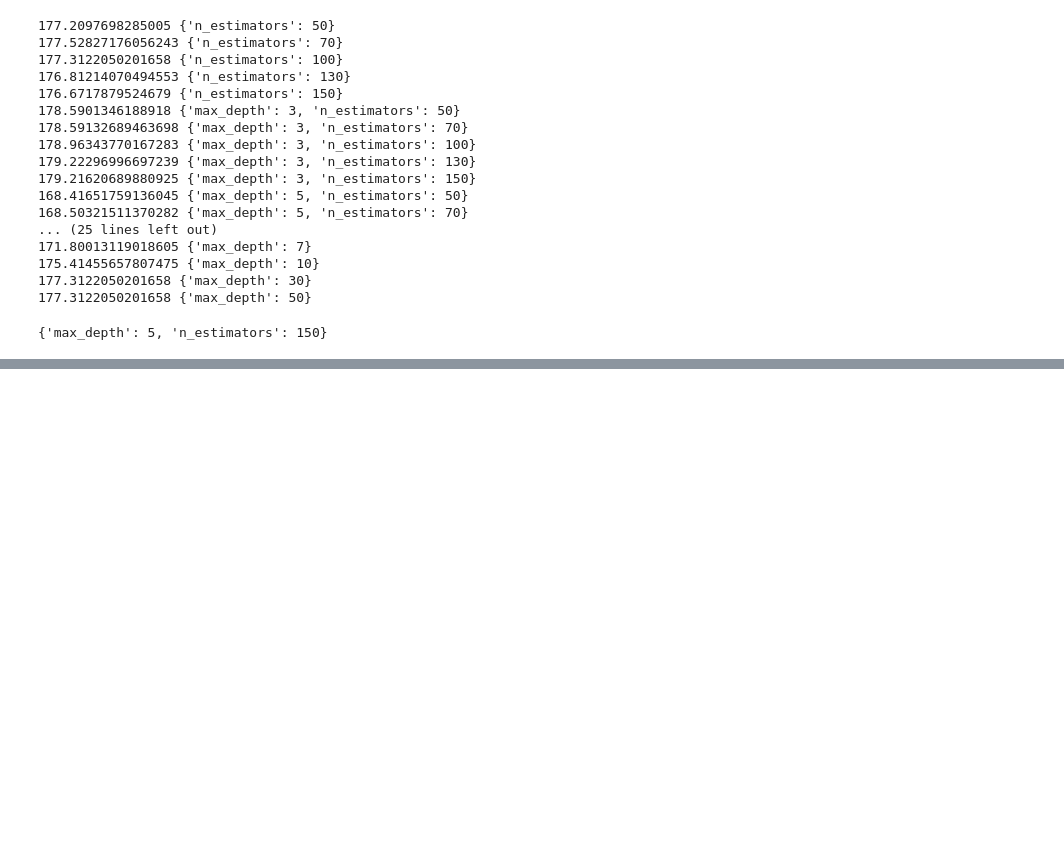
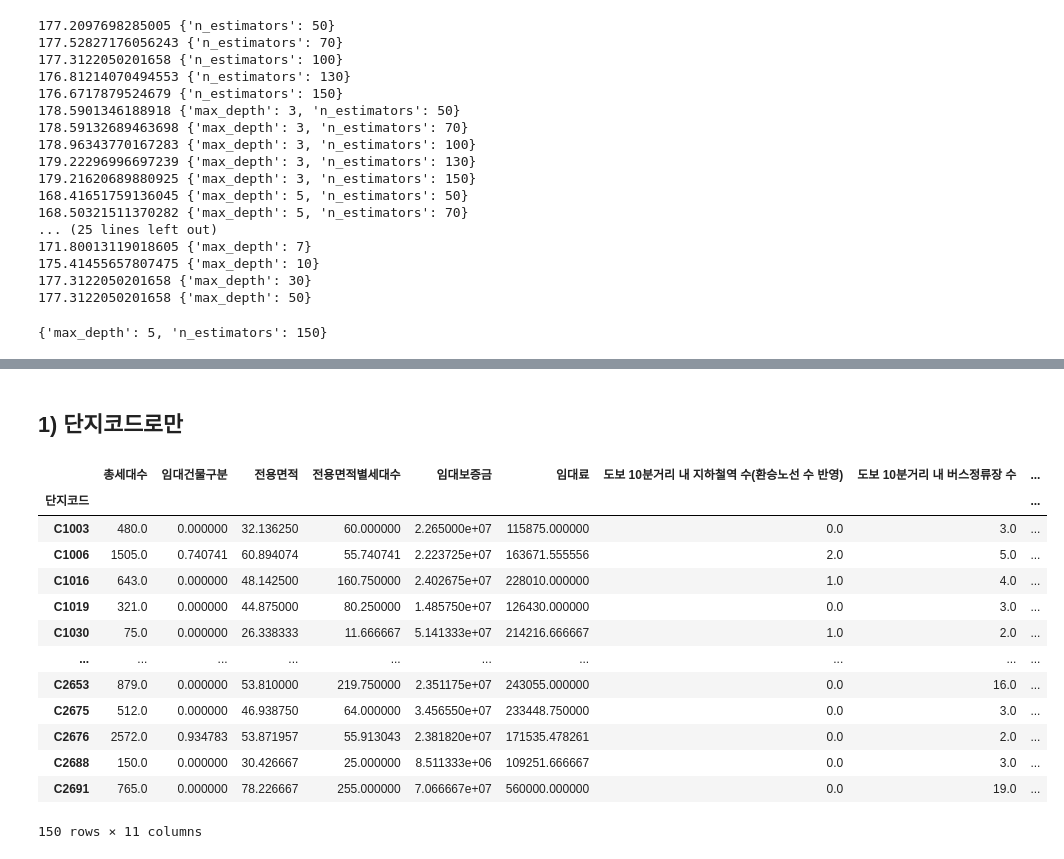
Before and after one commit to kkkkyoung/parking_project, a Jupyter notebook: 주차수요 예측.ipynb, the cells around one changed output, grey strips where cells are left out. Saved outputs shown, nothing was run; the diff lists cells and outputs as text; code cells hidden in the pictures; blank space fills up the shorter version.

```diff
--- a/주차수요 예측.ipynb
+++ b/주차수요 예측.ipynb
@@ -1273,0 +1251,2 @@ x_train_group2
+# %%
+lin_reg.fit(x_train_pcode2,y_train_group2)
@@ -1273,0 +1265,2 @@ x_train_group2
+# %% [markdown]
+## 1) 단지코드로만
@@ -1273,0 +1269,27 @@ x_train_group2
+# %%
+# test 데이터 가공
+test_group = pd.DataFrame(test.groupby(['단지코드']).mean())
+# %%
+lin_reg.fit(x_train_group,y_train_group)
+y_pred = lin_reg.predict(test_group)
+# %%
+# y_pred를 다시 test데이터의 단지코드에 맞춰 분산시켜줘야함
+# 이를 위해 test데이터와 y_pred데이터를 병합
+test_group['y_pred'] = y_pred
+# %%
+test_group
+# %% [output]
+|  | 총세대수 | 임대건물구분 | 전용면적 | 전용면적별세대수 | 임대보증금 | 임대료 | 도보 10분거리 내 지하철역 수(환승노선 수 반영) | 도보 10분거리 내 버스정류장 수 | ... |
+| 단지코드 |  |  |  |  |  |  |  |  | ... |
+| C1003 | 480.0 | 0.000000 | 32.136250 | 60.000000 | 2.265000e+07 | 115875.000000 | 0.0 | 3.0 | ... |
+| C1006 | 1505.0 | 0.740741 | 60.894074 | 55.740741 | 2.223725e+07 | 163671.555556 | 2.0 | 5.0 | ... |
+| C1016 | 643.0 | 0.000000 | 48.142500 | 160.750000 | 2.402675e+07 | 228010.000000 | 1.0 | 4.0 | ... |
+| C1019 | 321.0 | 0.000000 | 44.875000 | 80.250000 | 1.485750e+07 | 126430.000000 | 0.0 | 3.0 | ... |
+| C1030 | 75.0 | 0.000000 | 26.338333 | 11.666667 | 5.141333e+07 | 214216.666667 | 1.0 | 2.0 | ... |
+| ... | ... | ... | ... | ... | ... | ... | ... | ... | ... |
+| C2653 | 879.0 | 0.000000 | 53.810000 | 219.750000 | 2.351175e+07 | 243055.000000 | 0.0 | 16.0 | ... |
+| C2675 | 512.0 | 0.000000 | 46.938750 | 64.000000 | 3.456550e+07 | 233448.750000 | 0.0 | 3.0 | ... |
+| C2676 | 2572.0 | 0.934783 | 53.871957 | 55.913043 | 2.381820e+07 | 171535.478261 | 0.0 | 2.0 | ... |
+| C2688 | 150.0 | 0.000000 | 30.426667 | 25.000000 | 8.511333e+06 | 109251.666667 | 0.0 | 3.0 | ... |
+| C2691 | 765.0 | 0.000000 | 78.226667 | 255.000000 | 7.066667e+07 | 560000.000000 | 0.0 | 19.0 | ... |
+150 rows × 11 columns
```
Also changed, not shown: parts of 94 cells of this notebook.
